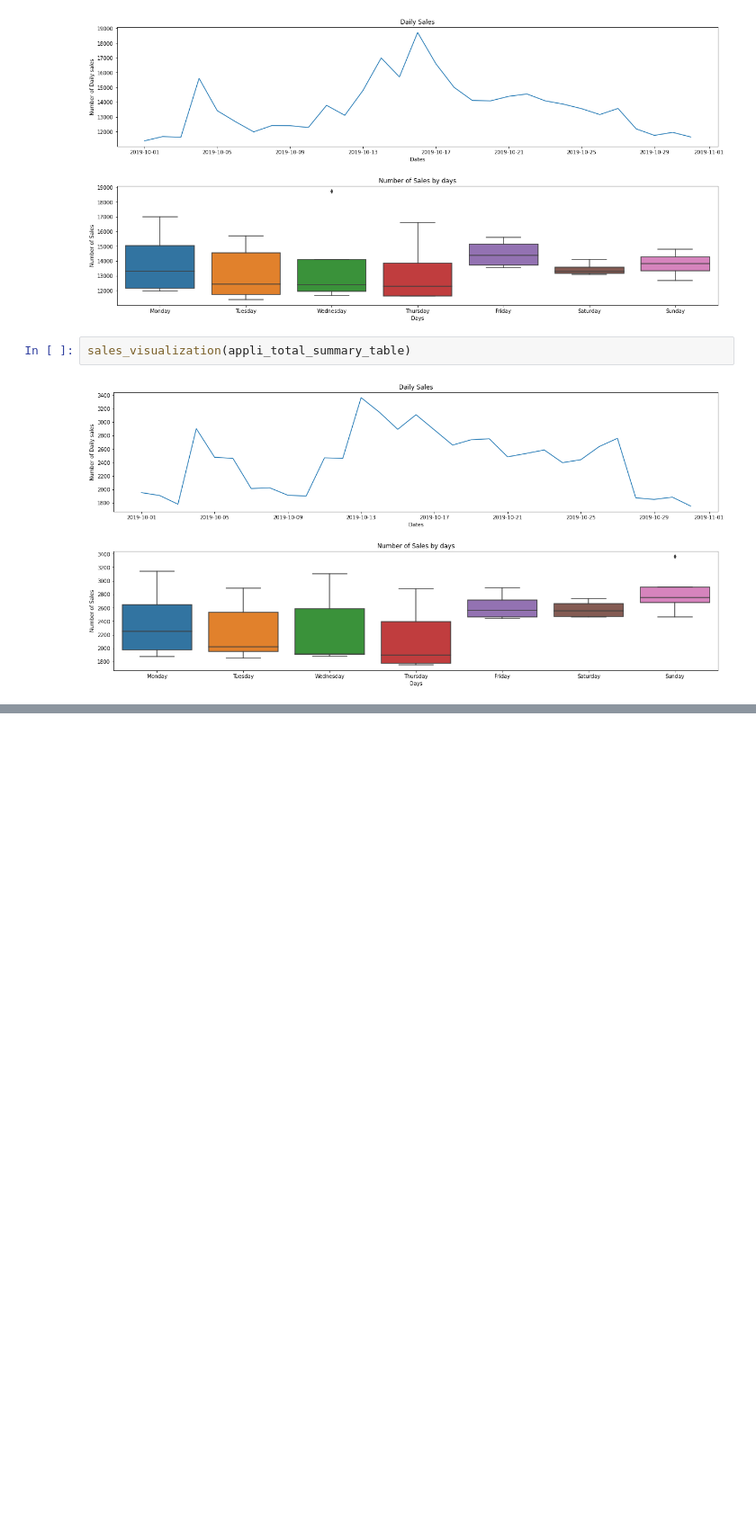
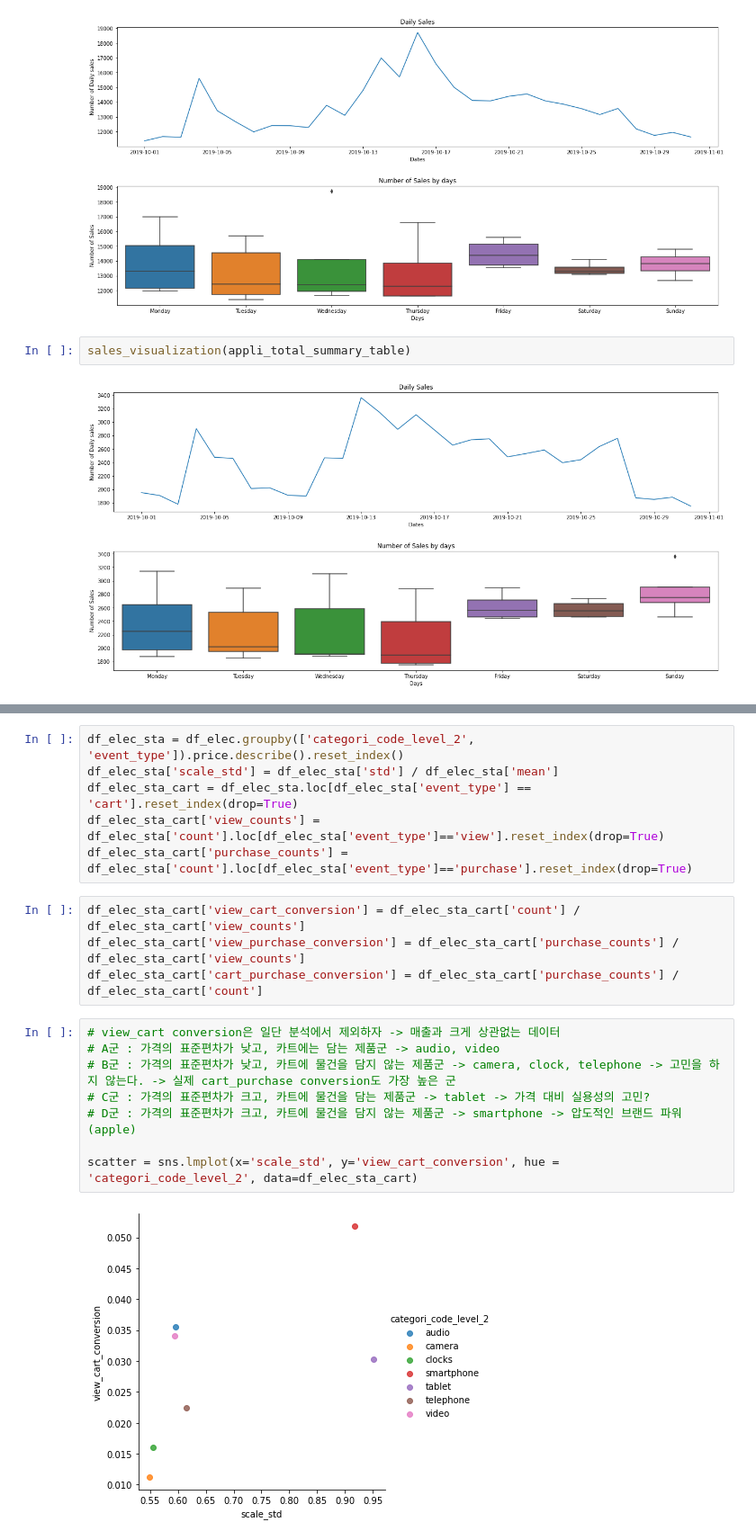
Before and after one commit to jiyoungemma/User-Log-data-analytics, a Jupyter notebook: e_commerce_analytics.ipynb, the cells around one changed output, grey strips where cells are left out. Shown at 90% size. Cells and saved outputs as stored; diff of their text form; blank space fills up the shorter version.

```diff
--- a/e_commerce_analytics.ipynb
+++ b/e_commerce_analytics.ipynb
@@ -1090,0 +1085,20 @@ sales_visualization(appli_total_summary_table)
+# %%
+df_elec_sta = df_elec.groupby(['categori_code_level_2', 'event_type']).price.describe().reset_index()
+df_elec_sta['scale_std'] = df_elec_sta['std'] / df_elec_sta['mean']
+df_elec_sta_cart = df_elec_sta.loc[df_elec_sta['event_type'] == 'cart'].reset_index(drop=True)
+df_elec_sta_cart['view_counts'] = df_elec_sta['count'].loc[df_elec_sta['event_type']=='view'].reset_index(drop=True)
+df_elec_sta_cart['purchase_counts'] = df_elec_sta['count'].loc[df_elec_sta['event_type']=='purchase'].reset_index(drop=True)
+# %%
+df_elec_sta_cart['view_cart_conversion'] = df_elec_sta_cart['count'] / df_elec_sta_cart['view_counts']
+df_elec_sta_cart['view_purchase_conversion'] = df_elec_sta_cart['purchase_counts'] / df_elec_sta_cart['view_counts']
+df_elec_sta_cart['cart_purchase_conversion'] = df_elec_sta_cart['purchase_counts'] / df_elec_sta_cart['count']
+# %%
+# view_cart conversion은 일단 분석에서 제외하자 -> 매출과 크게 상관없는 데이터
+# A군 : 가격의 표준편차가 낮고, 카트에는 담는 제품군 -> audio, video
+# B군 : 가격의 표준편차가 낮고, 카트에 물건을 담지 않는 제품군 -> camera, clock, telephone -> 고민을 하지 않는다. -> 실제 cart_purchase conversion도 가장 높은 군
+# C군 : 가격의 표준편차가 크고, 카트에 물건을 담는 제품군 -> tablet -> 가격 대비 실용성의 고민?
+# D군 : 가격의 표준편차가 크고, 카트에 물건을 담지 않는 제품군 -> smartphone -> 압도적인 브랜드 파워(apple)
+
+scatter = sns.lmplot(x='scale_std', y='view_cart_conversion', hue = 'categori_code_level_2', data=df_elec_sta_cart)
+# %% [output]
+[figure, added]
```
Also changed, not shown: parts of 28 cells of this notebook.
